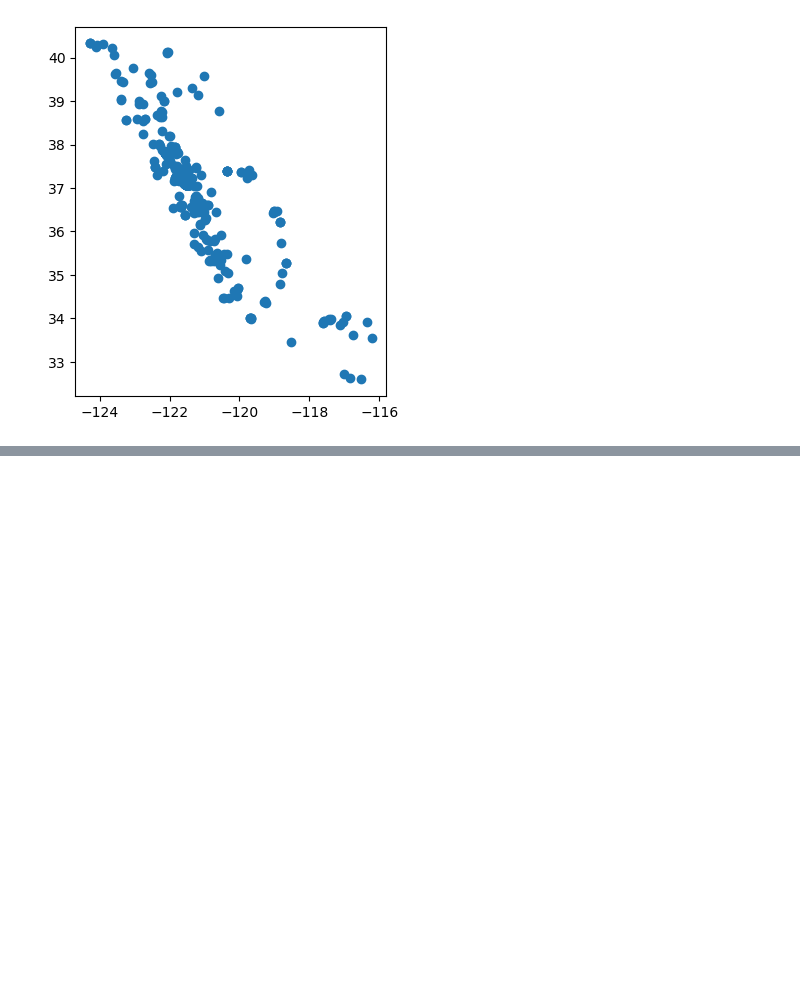
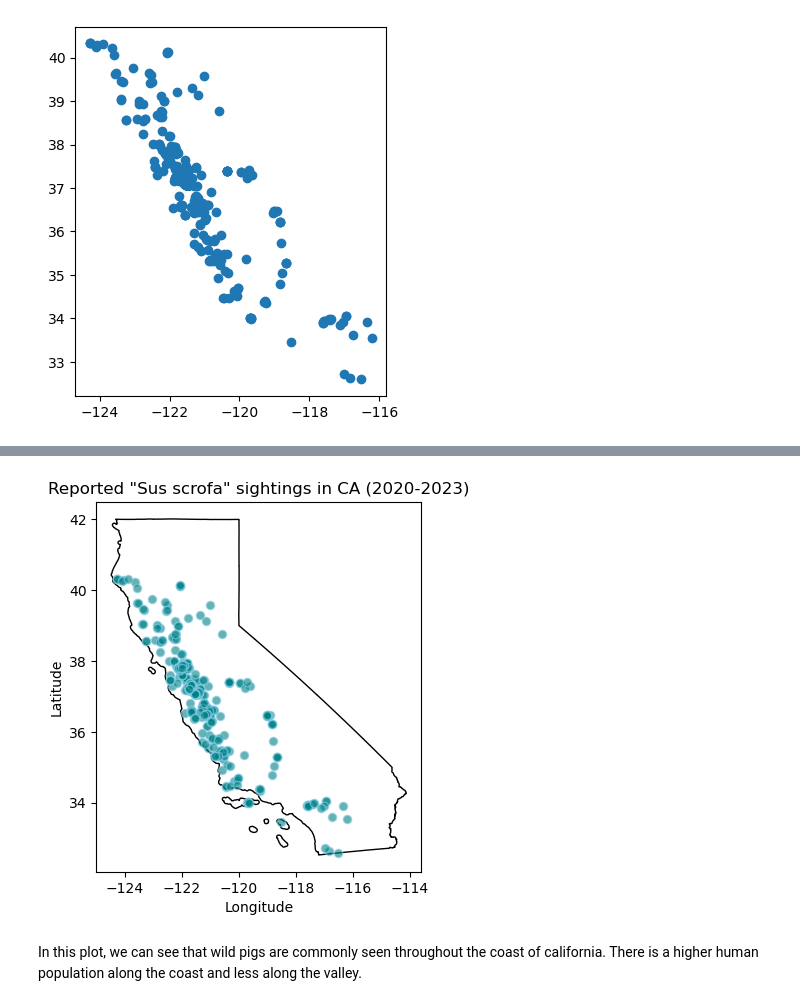
Before and after one commit to marietolteca00/eds220-2025-in-class, a Jupyter notebook: week4-geopandas.ipynb, the cells around one changed output, grey strips where cells are left out. Cells and saved outputs as stored; diff of their text form; code cells hidden in the pictures; blank space fills up the shorter version.

```diff
--- a/week4-geopandas.ipynb
+++ b/week4-geopandas.ipynb
@@ -27,7 +29,7 @@ pigs.head()
 | 3 | 896559958 | Sus scrofa | California | NaN | 1.0 | 4.0 | 1969.0 | MVZ | Hild | MVZ:Hild:1213 | ... |
 | 4 | 896559722 | Sus scrofa | California | NaN | 1.0 | 1.0 | 1961.0 | MVZ | Hild | MVZ:Hild:1004 | ... |
 # %%
-fp = os.path.join('data_week_4','ca_state_boundary','ca_state_boundary.shp')
+fp = os.path.join('data','ca_state_boundary','ca_state_boundary.shp')
 ca_boundary = gpd.read_file(fp)
 ca_boundary
 # %% [output]
@@ -188,0 +273,28 @@ pigs_recent.plot()
+# %%
+# Initialize empyt figure and axis
+fig, ax = plt.subplots()
+
+# Adding CA Boundary
+ca_boundary.plot(ax=ax,
+                 color = 'none', # removes fill
+                 edgecolor = "black" # outline color
+                 )
+
+# Add pigs point plot to our figure's axis
+pigs_recent.plot(ax=ax,
+                 alpha = 0.6, # Transparency
+                 color = 'teal', # Update the color
+                 edgecolor = "skyblue"
+                 )
+
+# Update Axis
+ax.set_title('Reported "Sus scrofa" sightings in CA (2020-2023)')
+ax.set_xlabel('Longitude')
+ax.set_ylabel('Latitude')
+
+# Display figure
+plt.show()
+# %% [output]
+[figure, added]
+# %% [markdown]
+In this plot, we can see that wild pigs are commonly seen throughout the coast of california. There is a higher human population along the coast and less along the valley.
```
Also changed, not shown: parts of 11 cells of this notebook.
